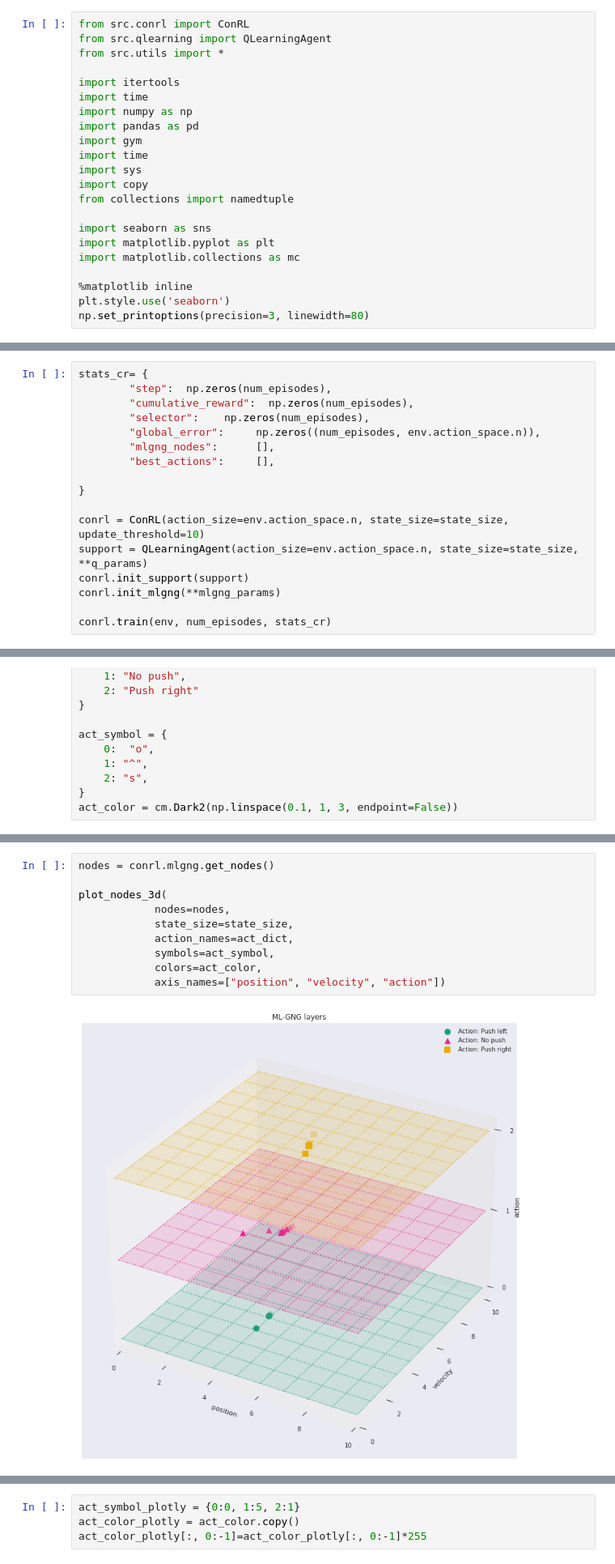
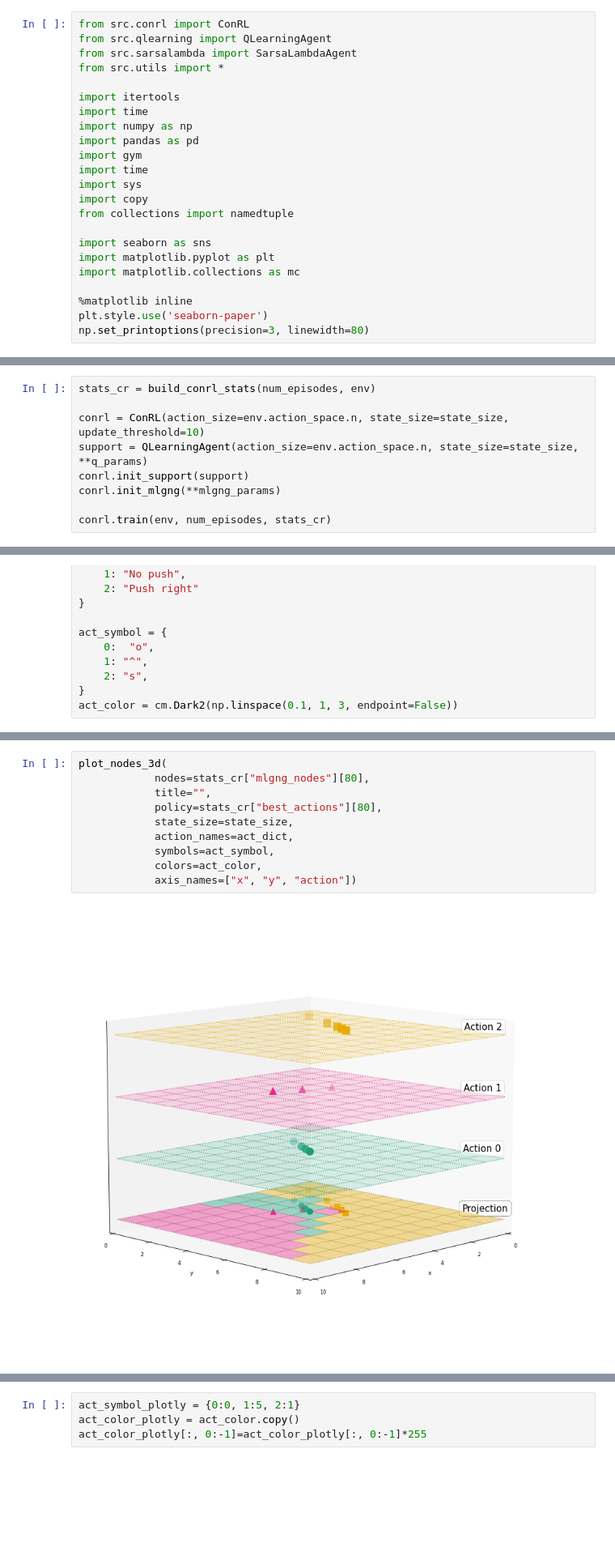
Before and after one commit to nhabbash/con-rl, a Jupyter notebook: notebooks/conrl/conrl_mountaincar.ipynb, the cells around one changed output, grey strips where cells are left out. Shown at 81% size. Drawn from its saved outputs; the diff is of its cells as text; blank space fills up the shorter version.

```diff
--- a/notebooks/conrl/conrl_mountaincar.ipynb
+++ b/notebooks/conrl/conrl_mountaincar.ipynb
@@ -8,6 +8,7 @@
 # %%
 from src.conrl import ConRL
 from src.qlearning import QLearningAgent
+from src.sarsalambda import SarsaLambdaAgent
 from src.utils import *
 
 import itertools
@@ -25,7 +26,7 @@ import matplotlib.pyplot as plt
 import matplotlib.collections as mc
 
 %matplotlib inline
-plt.style.use('seaborn')
+plt.style.use('seaborn-paper')
 np.set_printoptions(precision=3, linewidth=80)
 # %% [markdown]
 ## Q-Learning
@@ -107,15 +108,7 @@ mlgng_params = {
     "max_age": 200
 }
 # %%
-stats_cr= {
-        "step":  np.zeros(num_episodes),
-        "cumulative_reward":  np.zeros(num_episodes),
-        "selector":    np.zeros(num_episodes),
-        "global_error":     np.zeros((num_episodes, env.action_space.n)),
-        "mlgng_nodes":      [],
-        "best_actions":     [],
-
-}
+stats_cr = build_conrl_stats(num_episodes, env)
 
 conrl = ConRL(action_size=env.action_space.n, state_size=state_size, update_threshold=10)
 support = QLearningAgent(action_size=env.action_space.n, state_size=state_size, **q_params)
@@ -182,15 +202,15 @@ rolling_window=10)
 # %%
-nodes = conrl.mlgng.get_nodes()
-
 plot_nodes_3d(
-            nodes=nodes,
+            nodes=stats_cr["mlgng_nodes"][80],
+            title="",
+            policy=stats_cr["best_actions"][80],
             state_size=state_size,
             action_names=act_dict,
             symbols=act_symbol,
             colors=act_color,
-            axis_names=["position", "velocity", "action"])
+            axis_names=["x", "y", "action"])
 # %% [output]
-[figure, old version]
+[figure, new version]
 # %%
 fig, ax = plt.subplots(nrows=2, ncols=2, figsize=(10, 10))
 ax = ax.flatten()
```
Also changed, not shown: parts of 16 cells of this notebook, 7 other files.
